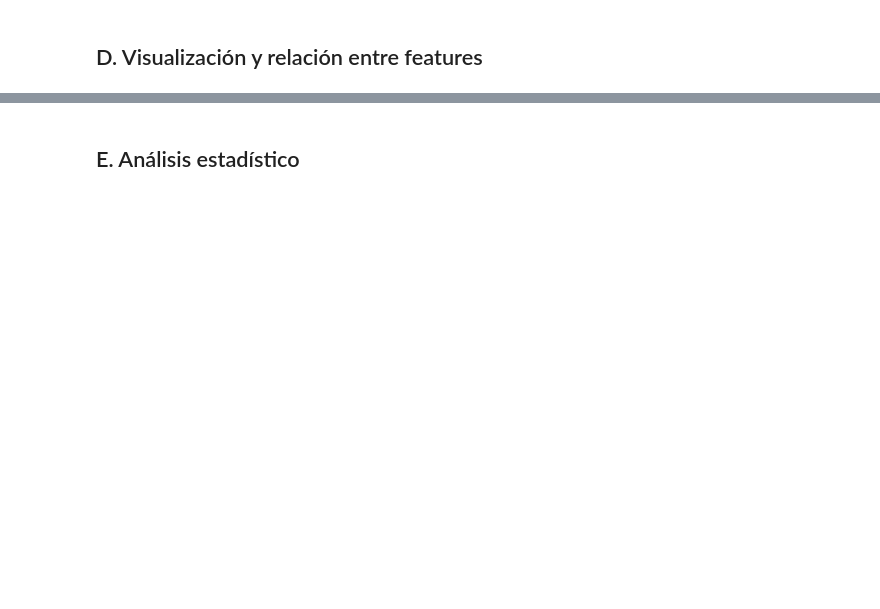
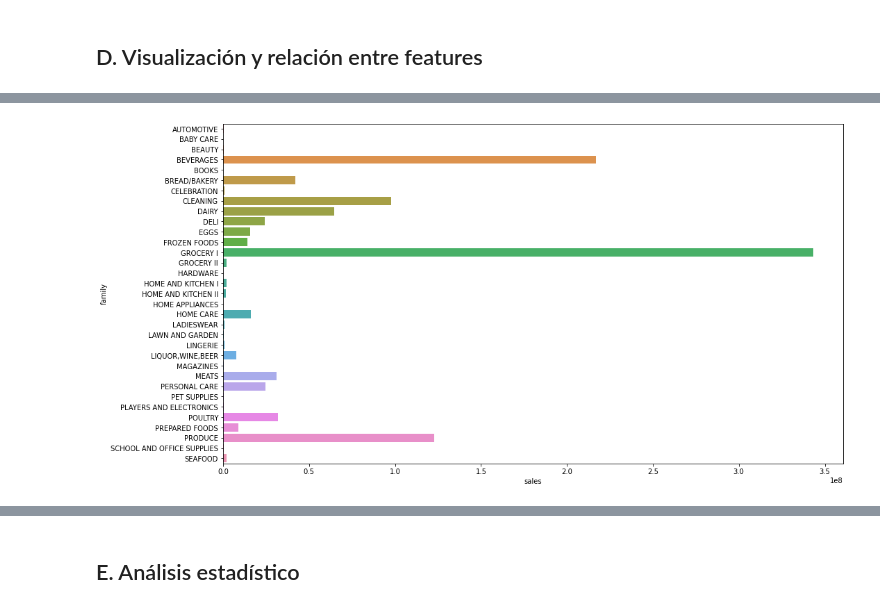
Before and after one commit to Sebas1245/store-sales-forecasting, a Jupyter notebook: analysis.ipynb, the cells around one changed output, grey strips where cells are left out. Drawn from its saved outputs; the diff is of its cells as text; code cells hidden in the pictures; blank space fills up the shorter version.

```diff
--- a/analysis.ipynb
+++ b/analysis.ipynb
@@ -211,0 +281,13 @@ transactions_df.head()
+# %%
+def bar_plot(df, labelx, labely):
+    plt.figure(figsize=(16,9))
+    sns.barplot(data = df, x = labelx, y = labely)
+
+def time_series(df, labelx, labely):
+    plt.figure(figsize=(16,9))
+    sns.lineplot(data = df, x = labelx, y = labely)
+# %%
+sales_df = train_join_df.groupby(by = 'family').sum().reset_index()
+bar_plot(sales_df,'sales','family')
+# %% [output]
+[figure, added]
```
Also changed, not shown: parts of 12 cells of this notebook.
